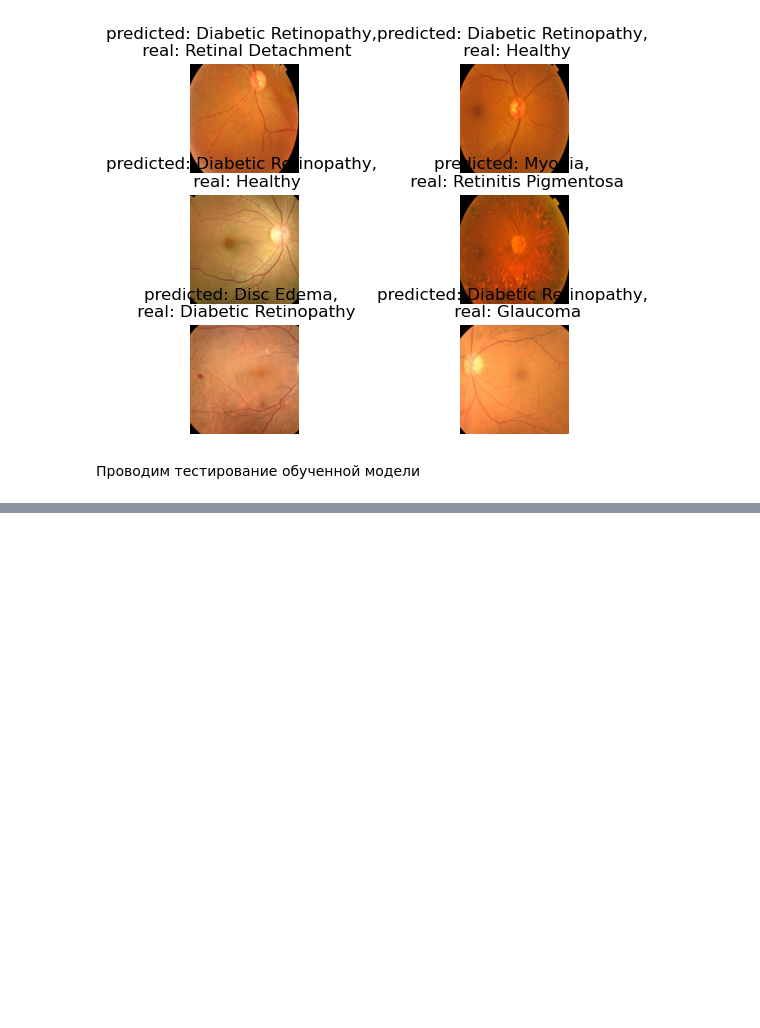
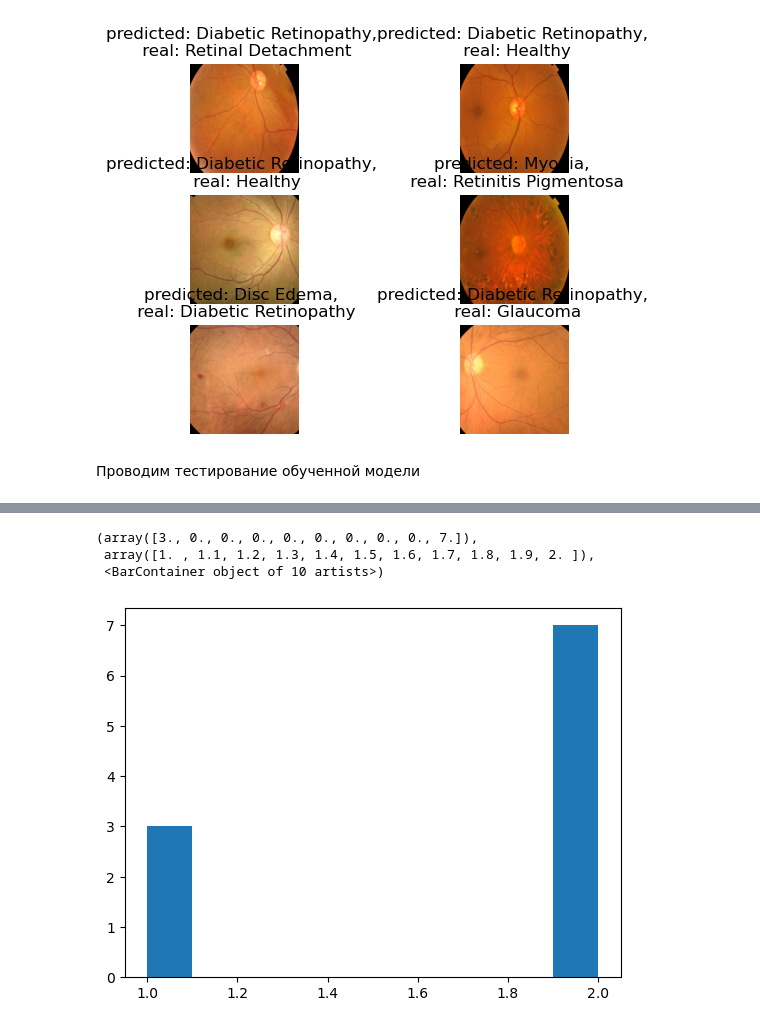
Before and after one commit to diamondOnJava/eye_disease_image_classifier, a Jupyter notebook: pipeline.ipynb, the cells around one changed output, grey strips where cells are left out. Cells and saved outputs as stored; diff of their text form; code cells hidden in the pictures; blank space fills up the shorter version.

```diff
--- a/pipeline.ipynb
+++ b/pipeline.ipynb
@@ -396,0 +493,20 @@ visualize_model(nn_model)
+# %%
+device = torch.device("cuda:0" if torch.cuda.is_available() else "cpu")
+# resnet_model.eval()
+# resnet_model = resnet_model.to(device)
+nn_model.eval()
+nn_model = nn_model.to(device)
+y_true = []
+y_pred = []
+
+for inputs, labels in test_dataloader:
+    with torch.no_grad():
+        inputs = inputs.to(device)
+        labels = labels.to(device)
+
+        # outputs = resnet_model(inputs)
+        outputs = nn_model(inputs)
+        preds = torch.argmax(outputs, dim=1)
+
+        y_true.extend(labels.cpu().numpy())
+        y_pred.extend(preds.cpu().numpy())
@@ -396,0 +557,11 @@ visualize_model(nn_model)
+# %%
+# Проверка распределения меток в семплере
+batch_labels = []
+for images, labels in train_dataloader:
+    batch_labels.extend(labels.numpy())
+plt.hist(batch_labels, bins=len(class_names))
+# %% [output]
+(array([3., 0., 0., 0., 0., 0., 0., 0., 0., 7.]),
+ array([1. , 1.1, 1.2, 1.3, 1.4, 1.5, 1.6, 1.7, 1.8, 1.9, 2. ]),
+ <BarContainer object of 10 artists>)
+[figure, added]
```
Also changed, not shown: parts of 31 cells of this notebook, 2 other files.
